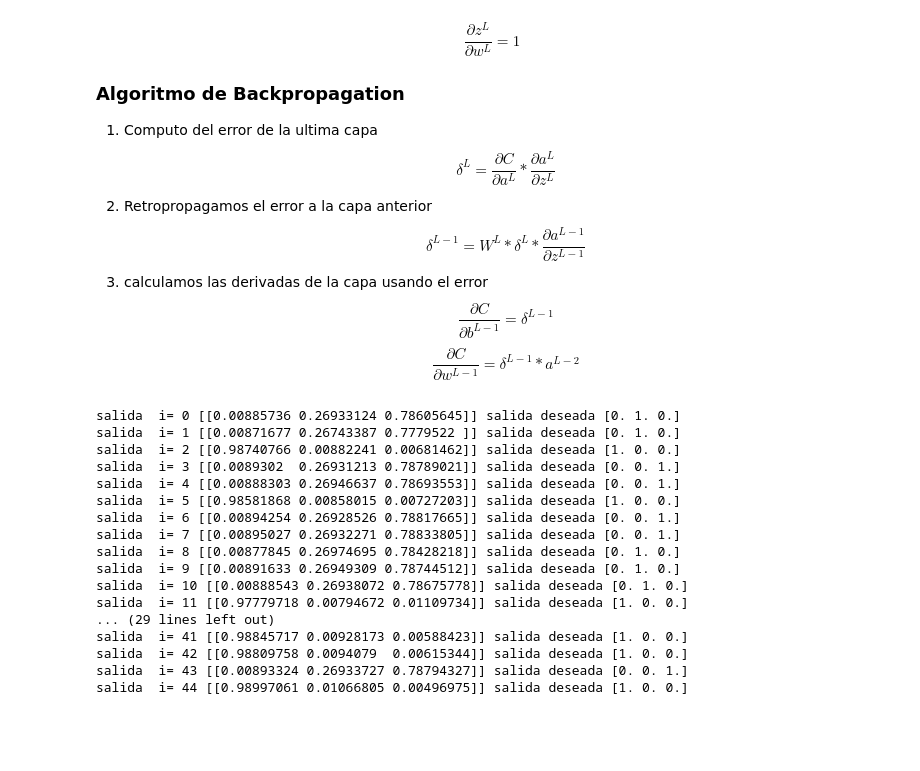
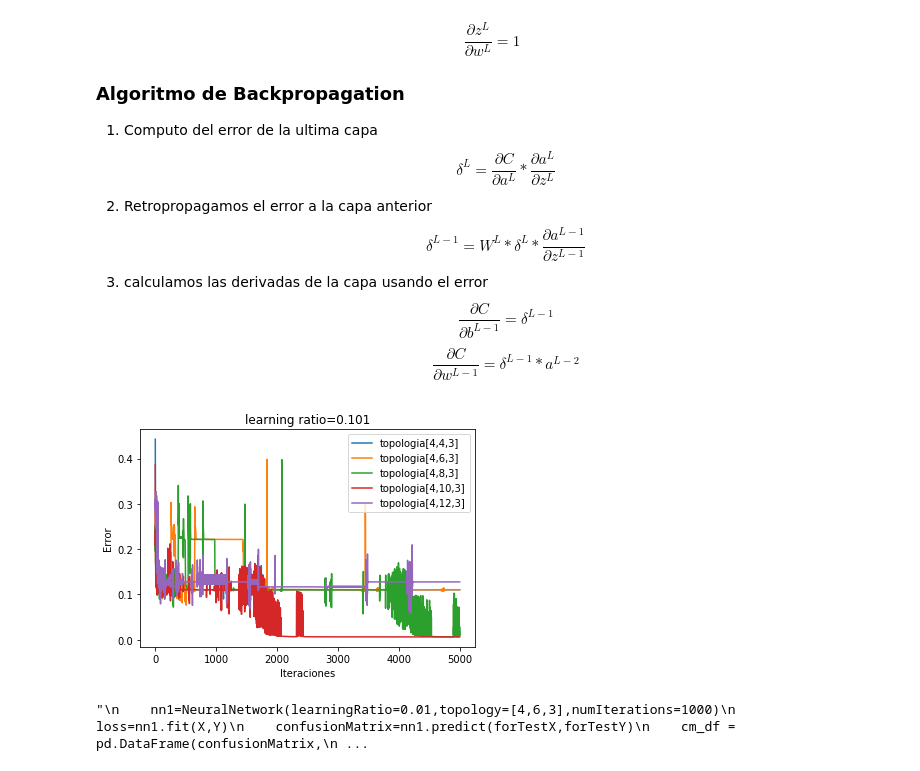
Before and after one commit to Alg0r1thmic/AI, a Jupyter notebook: NeuronalNetworks/NeuralNetwork.ipynb, the cells around one changed output. Drawn from its saved outputs; the diff is of its cells as text; code cells hidden in the pictures; blank space fills up the shorter version.

```diff
--- a/NeuronalNetworks/NeuralNetwork.ipynb
+++ b/NeuronalNetworks/NeuralNetwork.ipynb
@@ -143,71 +143,81 @@ class NeuralNetwork:
         outPut=[]
         for i in range(X.shape[0]):
             out=self.forwardPropagation(X[i:i+1,:],Y[i])
-            outPut.append(out[-1][1])
+            #outPut.append(out[-1][1])
+            #outPut[i]=outPut[i].flatten()
+            #outPut[i]=np.asscalar(outPut[i])
             #print("salida ","i=",i,out[-1][1],"salida deseada",Y[i])
-            for j in range(len(confusionMatrix)):
-                if Y[i][j]==0 and outPut[i][j]<0.5:
-                    if Y[i][j+1]==0 and outPut[i][j]<0.5:
-                elif Y[i][j]==1 and outPut[i][j]>=0.5:
-                    confusionMatrix[i][j]=confusionMatrix[i][j]+1
-
-        '''if outPut[i]>0.5 and Y[i]==1:
+            if np.argmax(out[-1][1])== np.argmax(Y[i]):
+                confusionMatrix[np.argmax(Y[i])][np.argmax(Y[i])]=confusionMatrix[np.argmax(Y[i])][np.argmax(Y[i])]+1
+            elif np.argmax(out[-1][1])!=np.argmax(Y[i]):
+                confusionMatrix[np.argmax(Y[i])][np.argmax(out[-1][1])]=confusionMatrix[np.argmax(Y[i])][np.argmax(out[-1][1])]+1
+            '''if outPut[i]>0.5 and Y[i]==1:
                 confusionMatrix[0][0]=confusionMatrix[0][0]+1
             elif outPut[i]<=0.5 and Y[i]==1:
                 confusionMatrix[0][1]=confusionMatrix[0][1]+1
             elif outPut[i]<=0.5 and Y[i]==0:
                 confusionMatrix[1][1]=confusionMatrix[1][1]+1
             elif outPut[i]>0.5 and Y[i]==0:
                 confusionMatrix[1][0]=confusionMatrix[1][0]+1
         print(confusionMatrix)
         cm_df = pd.DataFrame(confusionMatrix,
                      index = ['setosa','versicolor'],
                      columns = ['setosa','versicolor'])
         #sns.heatmap(cm_df, annot=True)
         #plt.show()
         N = len(Y)
         x = range(N)
         xx=np.array(x)
         xx=xx+0.35
         width = 1/1.5
         plt.bar(x,Y,width=0.35, color="blue")
         plt.bar(xx,outPut,width=0.35, color="red")
         plt.legend(["Y","Y predicho"])'''
-def test(topology,lr):
+        return confusionMatrix
+def plotError(topology,lr,name):
     losts=[]
     for i in range(len(topology)):
-        nn=NeuralNetwork(learningRatio=lr,topology=topology[i],numIterations=1000)
+        nn=NeuralNetwork(learningRatio=lr,topology=topology[i],numIterations=5000)
         losts.append(nn.fit(X,Y))
     labels=['topologia[4,4,3]','topologia[4,6,3]','topologia[4,8,3]','topologia[4,10,3]','topologia[4,12,3]']
     for i in range(len(losts)):
         plt.plot(range(len(losts[i])), losts[i], label=labels[i])
-    plt.xlabel('')
-    plt.ylabel('error')
-    plt.title("learning ratio=0.07")
+    plt.xlabel('Iteraciones')
+    plt.ylabel('Error')
+    plt.title("learning ratio="+str(lr))
     plt.legend()
     plt.show()
+    #plt.savefig(name+".png")
+def plotConfusinMatrix(topology,lr,name):
+    labels=['topologia[4,4,3]','topologia[4,6,3]','topologia[4,8,3]','topologia[4,10,3]','topologia[4,12,3]']
 
+    for i in range(len(topology)):
+        ax = plt.axes()
+        nn=NeuralNetwork(learningRatio=lr,topology=topology[i],numIterations=1000)
+        nn.fit(X,Y)
+        confusionMatrix=nn.predict(forTestX,forTestY)
+        cm_df = pd.DataFrame(confusionMatrix,
+                     index = ['setosa','versicolor','Iris-virginica'],
+                     columns = ['setosa','versicolor','Iris-virginica'])
+        sns.heatmap(cm_df, annot=True,cbar=False)
+        ax.set_title(labels[i]+"learningRatio="+str(lr))
+        plt.savefig(name+str(i)+".png")
+        plt.clf()
+        #plt.show()
 if __name__=='__main__':
-    #topologys=[[4,4,3],[4,6,3],[4,8,3],[4,10,3],[4,12,3]]
-    #test(topologys,0.07)
-    nn1=NeuralNetwork(learningRatio=0.101,topology=[4,12,3],numIterations=1000)
+    topologys=[[4,4,3],[4,6,3],[4,8,3],[4,10,3],[4,12,3]]
+    plotError(topologys,0.101,"errorlr04")
+    #plotConfusinMatrix(topologys,0.01,"CMmatrixForLr01-")
+'''
+    nn1=NeuralNetwork(learningRatio=0.01,topology=[4,6,3],numIterations=1000)
     loss=nn1.fit(X,Y)
-    nn1.predict(forTestX,forTestY)
+    confusionMatrix=nn1.predict(forTestX,forTestY)
+    cm_df = pd.DataFrame(confusionMatrix,
+                     index = ['setosa','versicolor','Iris-virginica'],
+                     columns = ['setosa','versicolor','Iris-virginica'])
+    sns.heatmap(cm_df, annot=True)
+    ax.set_title('topology=[4,6,3] and learning ratio=0')
+    plt.show()'''
 # %% [output]
+[figure, added]
-salida  i= 0 [[0.00885736 0.26933124 0.78605645]] salida deseada [0. 1. 0.]
-salida  i= 1 [[0.00871677 0.26743387 0.7779522 ]] salida deseada [0. 1. 0.]
-salida  i= 2 [[0.98740766 0.00882241 0.00681462]] salida deseada [1. 0. 0.]
-salida  i= 3 [[0.0089302  0.26931213 0.78789021]] salida deseada [0. 0. 1.]
-salida  i= 4 [[0.00888303 0.26946637 0.78693553]] salida deseada [0. 0. 1.]
-salida  i= 5 [[0.98581868 0.00858015 0.00727203]] salida deseada [1. 0. 0.]
-salida  i= 6 [[0.00894254 0.26928526 0.78817665]] salida deseada [0. 0. 1.]
-salida  i= 7 [[0.00895027 0.26932271 0.78833805]] salida deseada [0. 0. 1.]
-salida  i= 8 [[0.00877845 0.26974695 0.78428218]] salida deseada [0. 1. 0.]
-salida  i= 9 [[0.00891633 0.26949309 0.78744512]] salida deseada [0. 1. 0.]
-salida  i= 10 [[0.00888543 0.26938072 0.78675778]] salida deseada [0. 1. 0.]
-salida  i= 11 [[0.97779718 0.00794672 0.01109734]] salida deseada [1. 0. 0.]
-... (29 lines left out)
-salida  i= 41 [[0.98845717 0.00928173 0.00588423]] salida deseada [1. 0. 0.]
-salida  i= 42 [[0.98809758 0.0094079  0.00615344]] salida deseada [1. 0. 0.]
-salida  i= 43 [[0.00893324 0.26933727 0.78794327]] salida deseada [0. 0. 1.]
-salida  i= 44 [[0.98997061 0.01066805 0.00496975]] salida deseada [1. 0. 0.]
+"\n    nn1=NeuralNetwork(learningRatio=0.01,topology=[4,6,3],numIterations=1000)\n    loss=nn1.fit(X,Y)\n    confusionMatrix=nn1.predict(forTestX,forTestY)\n    cm_df = pd.DataFrame(confusionMatrix,\n ...
```
Also changed, not shown: parts of 1 cell of this notebook, 26 other files.
